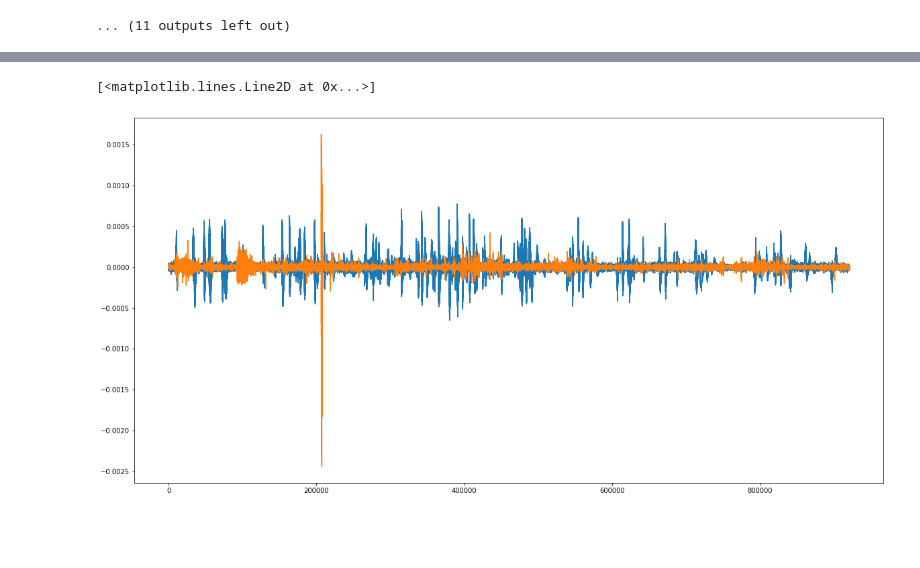
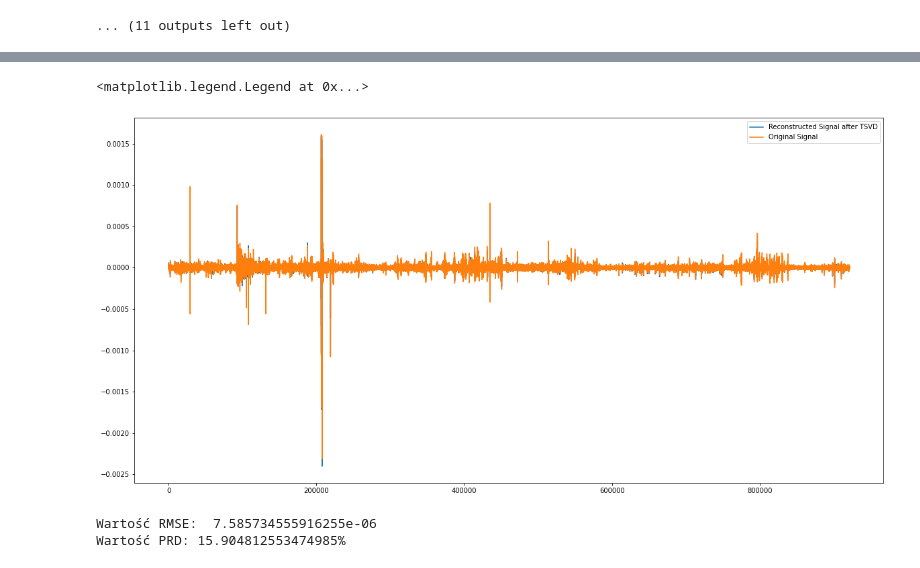
Before and after one commit to inamiotko/EEG_dimensiality_reduction, a Jupyter notebook: dimensiality_reduction.ipynb, the cells around one changed output, grey strips where cells are left out. Saved outputs shown, nothing was run; the diff lists cells and outputs as text; code cells hidden in the pictures; blank space fills up the shorter version.

```diff
--- a/dimensiality_reduction.ipynb
+++ b/dimensiality_reduction.ipynb
@@ -183,11 +185,8 @@ for i in range (len(transformed_pca)):
 ... (11 outputs left out)
 # %%
 # comparing reconstructed signal with original
-pca=PCA(n_components=15)
-pca.fit(raw_data)
-transformed_pca=pca.transform(raw_data)
-transformed_pca = pca.inverse_transform(transformed_pca)
 fig = plt.figure(figsize=(20,10))
-plt.plot(transformed_pca[5])
-plt.plot(raw_data[5])
+plt.plot(transformed_pca[5], label='Reconstructed Signal after PCA')
+plt.plot(raw_data[5], label='Original Signal')
+plt.legend()
 # %% [output]
@@ -423,7 +462,7 @@ tsvd=TruncatedSVD(n_components=13)
 tsvd.fit(raw_data_T)
 transformed_tsvd=tsvd.transform(raw_data_T)
 transformed_tsvd = tsvd.inverse_transform(transformed_tsvd)
-transformed_t = transformed_tsvd.reshape(23,921600)
+transformed_t = transformed_tsvd.T
 for i in range (len(transformed_t)):
   fig = plt.figure(figsize=(20,10))
   plt.subplot(len(transformed_t),1,i+1)
@@ -447,11 +486,25 @@ for i in range (len(transformed_t)):
 # %%
 # comparing reconstructed signal with original
 transformed_tsvd_T=tsvd.transform(raw_data_T)
 transformed_tsvd_T = tsvd.inverse_transform(transformed_tsvd_T)
-transfromed_t = transformed_tsvd_T.reshape(23,921600)
+transfromed_t = transformed_tsvd_T.T
 fig = plt.figure(figsize=(20,10))
-plt.plot(transformed_t[6])
-plt.plot(raw_data[6])
+plt.plot(transformed_t[10],label='Reconstructed Signal after TSVD')
+plt.plot(raw_data[10],label='Original Signal')
+plt.legend()
 # %% [output]
-[<matplotlib.lines.Line2D at 0x...>]
+<matplotlib.legend.Legend at 0x...>
-[figure, old version]
+[figure, new version]
+# %%
+#calculated metrics for chosen number of components
+reduced_data=tsvd.fit_transform(raw_data_T)
+X_recovered = tsvd.inverse_transform(reduced_data)
+prd=PRD(raw_data_T,X_recovered)
+rmse=RMSE(raw_data_T,X_recovered)
+cr=CR(raw_data_T,reduced_data)
+cs=cr/prd
+print("Wartość RMSE: ",rmse)
+print("Wartość PRD: {}%".format(prd))
+# %% [output]
+Wartość RMSE:  7.585734555916255e-06
+Wartość PRD: 15.904812553474985%
```
Also changed, not shown: parts of 20 cells of this notebook.
